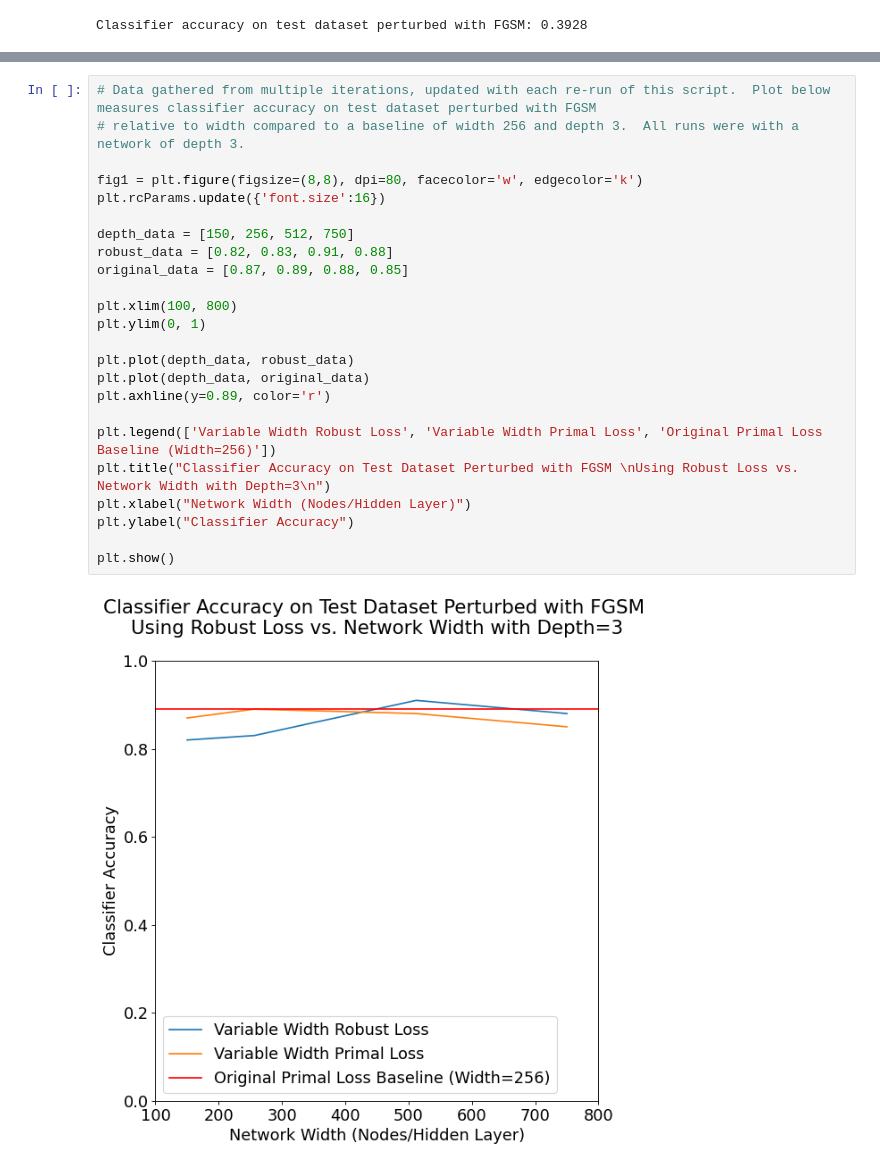
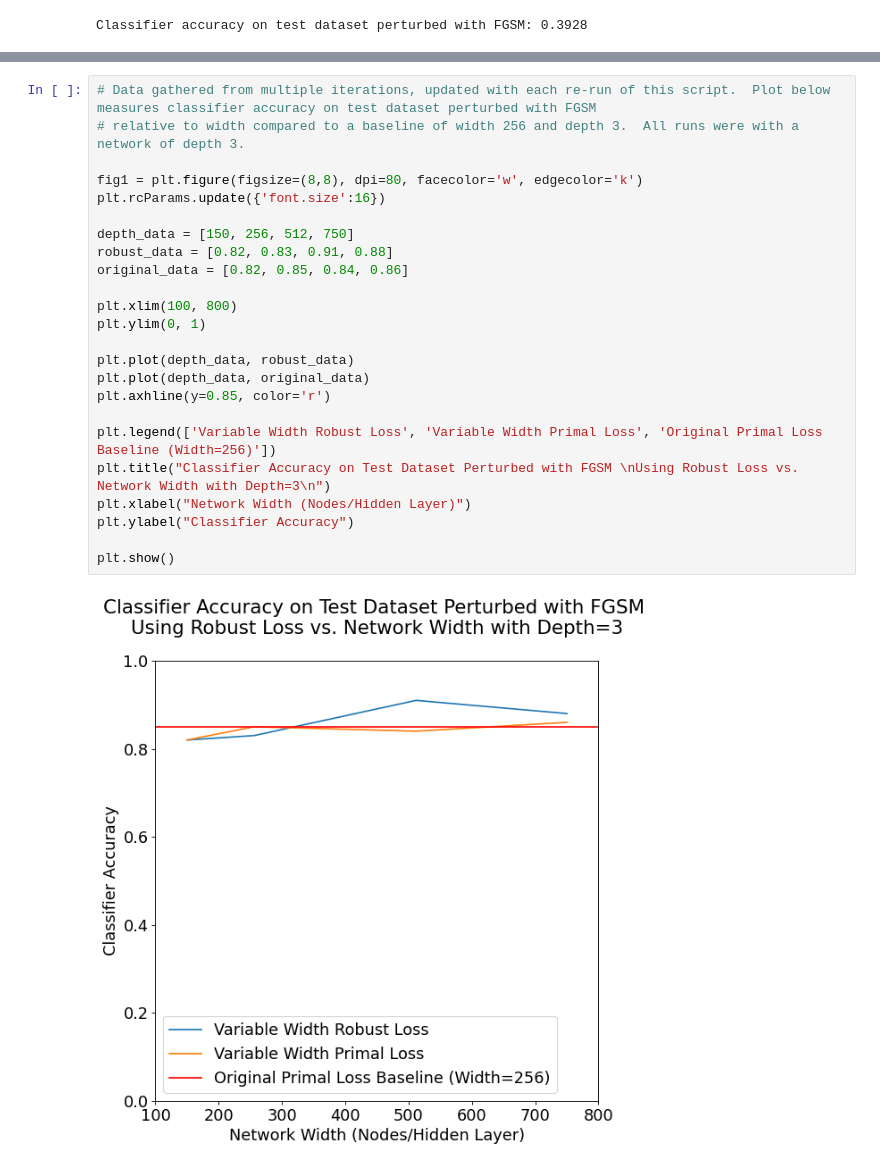
Before and after one commit to PBales1/Provably_Robust_DNN, a Jupyter notebook: Robust_DNN_Properties_and_Dimension_Analysis.ipynb, the cells around one changed output, grey strips where cells are left out. Cells and saved outputs as stored; diff of their text form.

```diff
--- a/Robust_DNN_Properties_and_Dimension_Analysis.ipynb
+++ b/Robust_DNN_Properties_and_Dimension_Analysis.ipynb
@@ -609,26 +632,26 @@ plt.show()
 # %%
 # Data gathered from multiple iterations, updated with each re-run of this script.  Plot below measures classifier accuracy on test dataset perturbed with FGSM
 # relative to width compared to a baseline of width 256 and depth 3.  All runs were with a network of depth 3.
 
 fig1 = plt.figure(figsize=(8,8), dpi=80, facecolor='w', edgecolor='k')
 plt.rcParams.update({'font.size':16})
 
 depth_data = [150, 256, 512, 750]
 robust_data = [0.82, 0.83, 0.91, 0.88]
-original_data = [0.87, 0.89, 0.88, 0.85]
+original_data = [0.82, 0.85, 0.84, 0.86]
 
 plt.xlim(100, 800)
 plt.ylim(0, 1)
 
 plt.plot(depth_data, robust_data)
 plt.plot(depth_data, original_data)
-plt.axhline(y=0.89, color='r')
+plt.axhline(y=0.85, color='r')
 
 plt.legend(['Variable Width Robust Loss', 'Variable Width Primal Loss', 'Original Primal Loss Baseline (Width=256)'])
 plt.title("Classifier Accuracy on Test Dataset Perturbed with FGSM \nUsing Robust Loss vs. Network Width with Depth=3\n")
 plt.xlabel("Network Width (Nodes/Hidden Layer)")
 plt.ylabel("Classifier Accuracy")
 
 plt.show()
 # %% [output]
-[figure, old version]
+[figure, new version]
```
Also changed, not shown: parts of 11 cells of this notebook, 1 other file.
